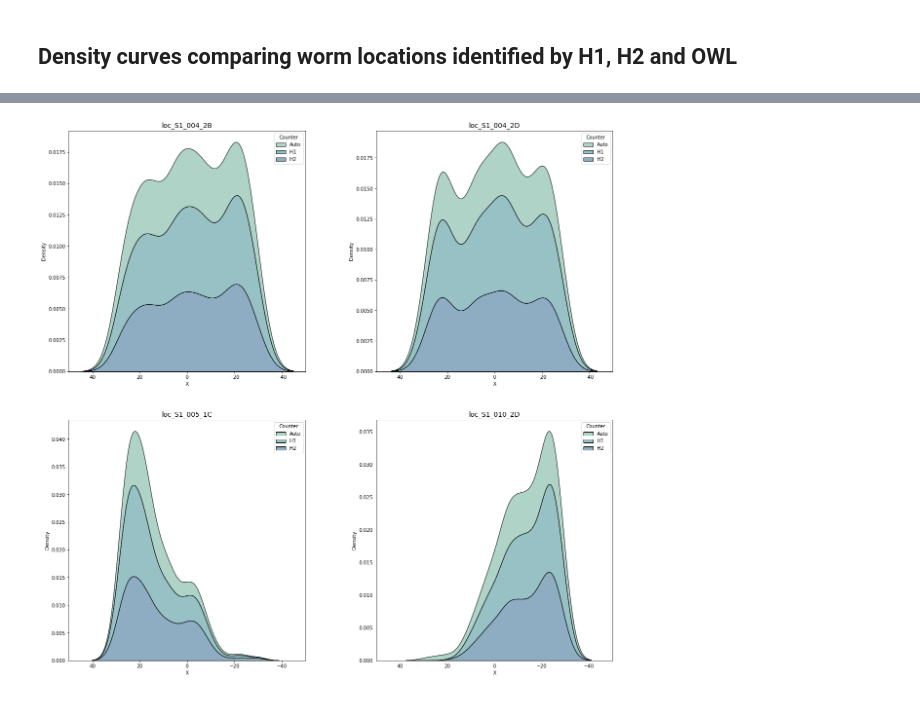
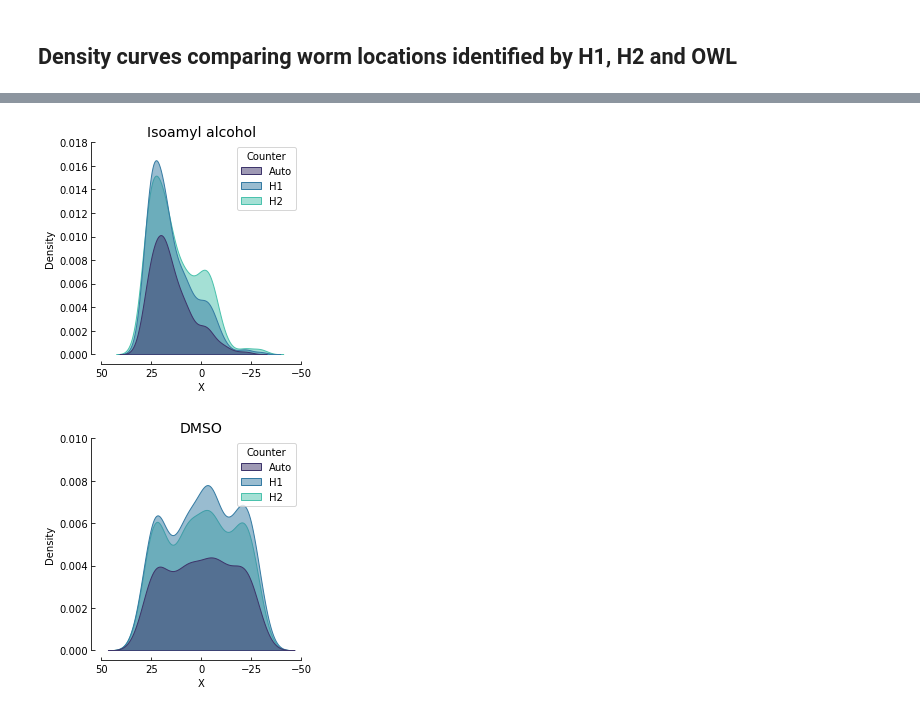
Before and after one commit to Neuroplant-Resources/Neuroplant-DataAnalysis, a Jupyter notebook: Manuscript plots/Human_v_OWL_analysis.ipynb, the cells around one changed output, grey strips where cells are left out. Drawn from its saved outputs; the diff is of its cells as text; code cells hidden in the pictures.

```diff
--- a/Manuscript plots/Human_v_OWL_analysis.ipynb
+++ b/Manuscript plots/Human_v_OWL_analysis.ipynb
@@ -299,28 +300,33 @@ subs_df = combined.loc[combined['FileName'].isin(subs)]
 # %%
-subs_grouped = subs_df.groupby('FileName')
+def plot_dists(dat, comp):
 
-font = {'weight':'normal', 'size':10}
+    fig, ax = plt.subplots(figsize=(4,4))
+    sns.kdeplot(data=dat, x="X", hue="Counter", fill=True, multiple="layer", alpha=.5, palette="mako").set(title = comp,
+                xlim = (50,-50))
 
-
-f, ax = plt.subplots(nrows=2, ncols=2,
-                        figsize=(20, 20),
-                        gridspec_kw={'wspace': 0.30},
-                       )
-i=0
-
-for n, g in subs_grouped:
-    fname = g['FileName'].unique()[0]
-    plt.tick_params(left=False, bottom=False)
-    plt.rc('axes', titlesize=14)     # fontsize of the axes title
-    plt.rc('font', **font)
-
-    #sns.displot(data=g, x="X", hue="Counter", kind="kde", label='FileName', fill=True, ax=ax.flat[i])
-    sns.kdeplot(data=g, x="X", hue="Counter", fill=True, ax=ax.flat[i], multiple="stack", alpha=.5, palette="crest").set(title = fname,
-                xlim = (50,-50))
-    i += 1
+    sns.despine(offset=10)
+    plt.tick_params(axis="both",direction="in")
+    start, end = ax.get_ylim()
+    plt.xticks(np.arange(-50, 51, 25))
+    plt.yticks(np.arange(start, round(end, 4)+.001, .002))
 
     plt.rcParams['svg.fonttype'] = 'none'
-
-#plt.savefig('C:/Users/Emily/Desktop/UL_analysis/subset_hva.svg')
+    plt.tight_layout()
+    plt.savefig('C:/Users/Emily/Desktop/UL_analysis/' + comp + '_dist.svg')
-# %% [output]
-[figure, removed]
+# %%
+ia = combined.loc[combined['FileName'] == 'loc_S1_005_1C']
+dmso = combined.loc[combined['FileName'] == 'loc_S1_004_2D']
+oc = combined.loc[combined['FileName'] == 'loc_S1_010_2D']
+
+plot_dists(ia, 'Isoamyl alcohol')
+
+
+
+#sns.kdeplot(data=ia, x="X", hue="Counter", multiple='layer', fill=True, palette="mako").set(
+#                xlim = (50,-50))
+# %% [output]
+[figure, added]
+# %%
+plot_dists(dmso, 'DMSO')
+# %% [output]
+[figure, added]
```
Also changed, not shown: parts of 13 cells of this notebook, 26 other files.
